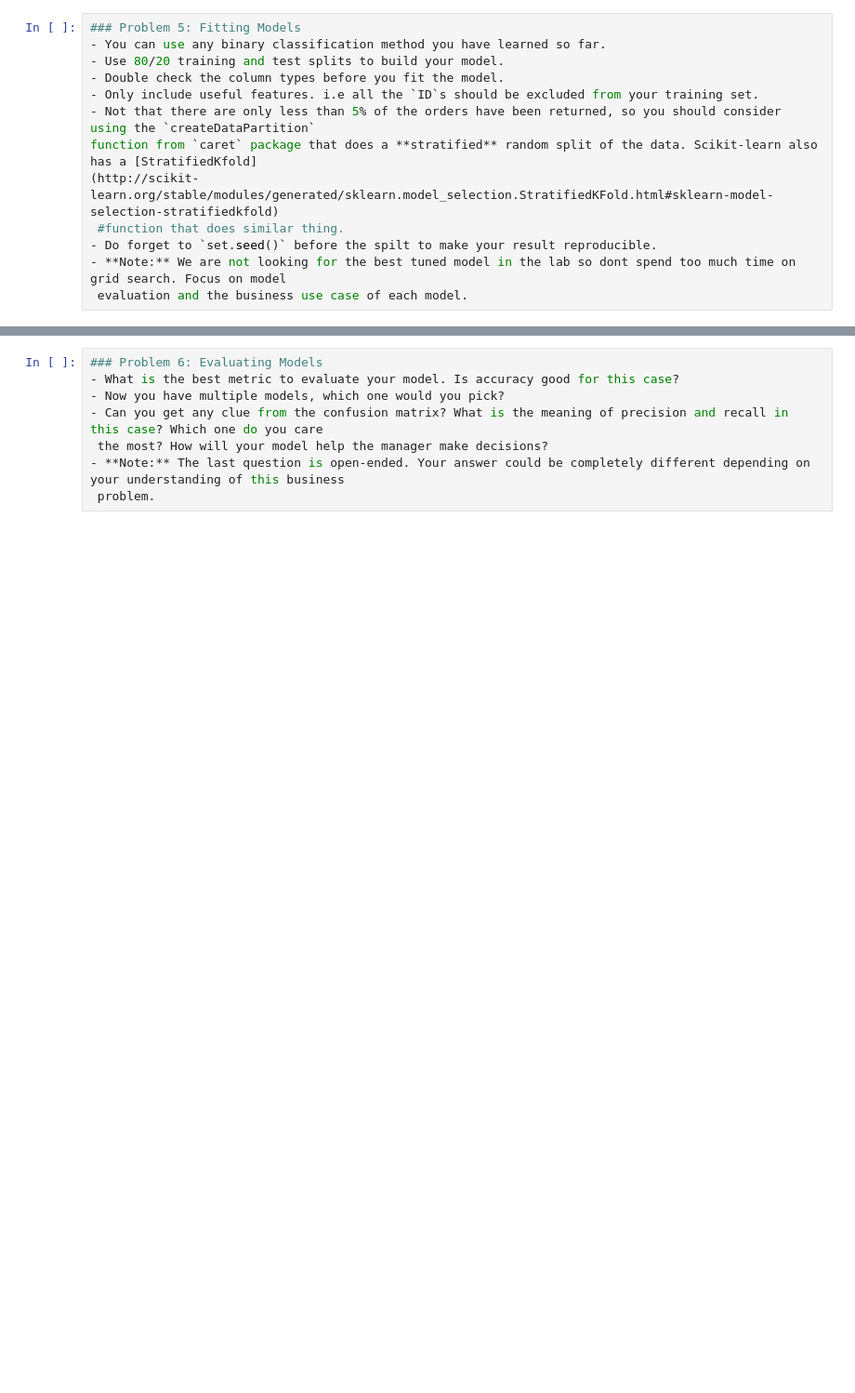
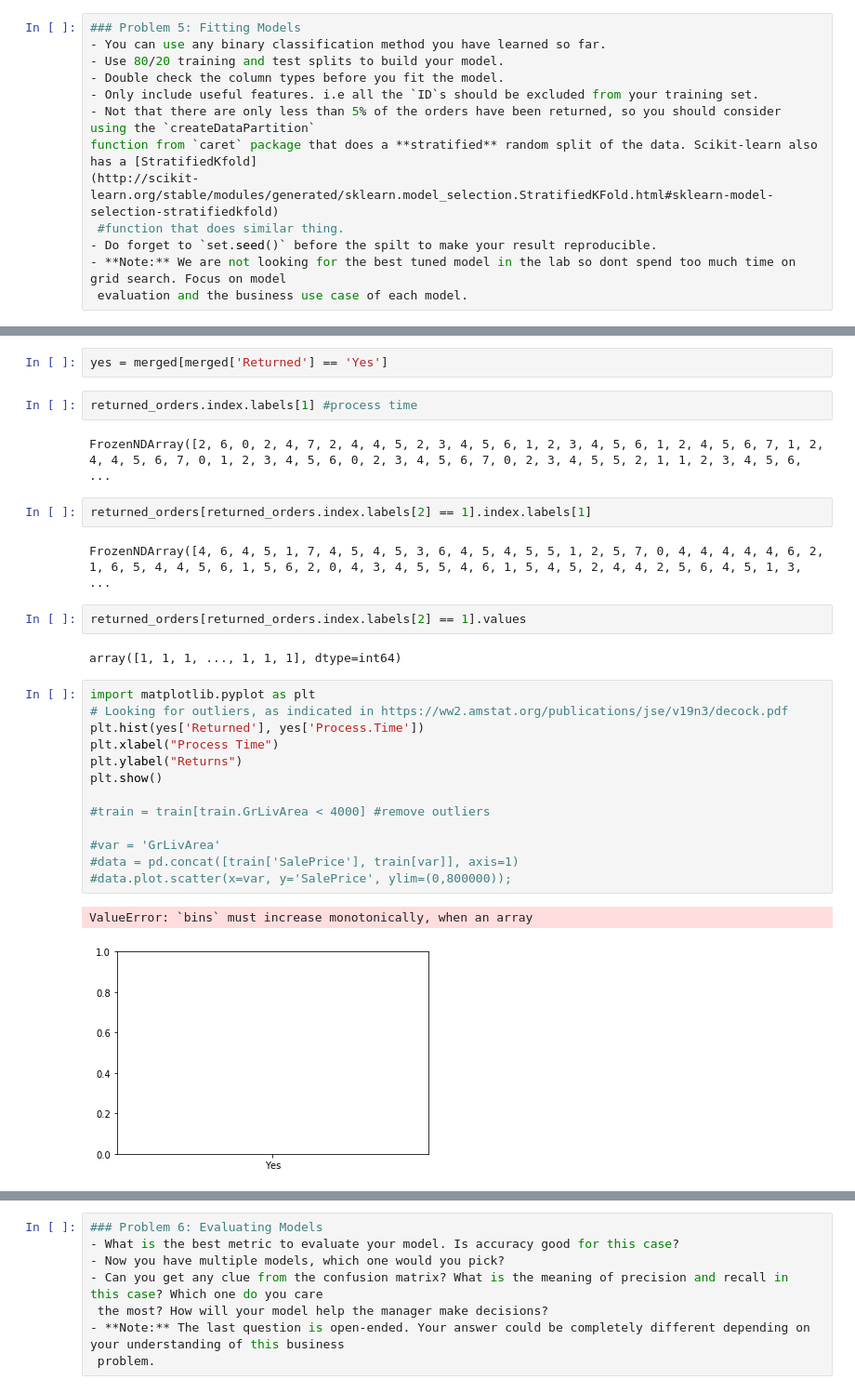
Before and after one commit to taipeifx/ML_Lab, a Jupyter notebook: ML_Lab_Daniel_Chen/Machine Learning Lab Nov 9 Part II - Daniel Chen.ipynb, the cells around one changed output, grey strips where cells are left out. Shown at 93% size. Cells and saved outputs as stored; diff of their text form; blank space fills up the shorter version.

```diff
--- a/ML_Lab_Daniel_Chen/Machine Learning Lab Nov 9 Part II - Daniel Chen.ipynb
+++ b/ML_Lab_Daniel_Chen/Machine Learning Lab Nov 9 Part II - Daniel Chen.ipynb
@@ -85,0 +182,30 @@ function from `caret` package that does a **stratified** random split of the dat
+# %%
+yes = merged[merged['Returned'] == 'Yes']
+# %%
+returned_orders.index.labels[1] #process time
+# %% [output]
+FrozenNDArray([2, 6, 0, 2, 4, 7, 2, 4, 4, 5, 2, 3, 4, 5, 6, 1, 2, 3, 4, 5, 6, 1, 2, 4, 5, 6, 7, 1, 2, 4, 4, 5, 6, 7, 0, 1, 2, 3, 4, 5, 6, 0, 2, 3, 4, 5, 6, 7, 0, 2, 3, 4, 5, 5, 2, 1, 1, 2, 3, 4, 5, 6, ...
+# %%
+returned_orders[returned_orders.index.labels[2] == 1].index.labels[1]
+# %% [output]
+FrozenNDArray([4, 6, 4, 5, 1, 7, 4, 5, 4, 5, 3, 6, 4, 5, 4, 5, 5, 1, 2, 5, 7, 0, 4, 4, 4, 4, 4, 6, 2, 1, 6, 5, 4, 4, 5, 6, 1, 5, 6, 2, 0, 4, 3, 4, 5, 5, 4, 6, 1, 5, 4, 5, 2, 4, 4, 2, 5, 6, 4, 5, 1, 3, ...
+# %%
+returned_orders[returned_orders.index.labels[2] == 1].values
+# %% [output]
+array([1, 1, 1, ..., 1, 1, 1], dtype=int64)
+# %%
+import matplotlib.pyplot as plt
+# Looking for outliers, as indicated in https://ww2.amstat.org/publications/jse/v19n3/decock.pdf
+plt.hist(yes['Returned'], yes['Process.Time'])
+plt.xlabel("Process Time")
+plt.ylabel("Returns")
+plt.show()
+
+#train = train[train.GrLivArea < 4000] #remove outliers
+
+#var = 'GrLivArea'
+#data = pd.concat([train['SalePrice'], train[var]], axis=1)
+#data.plot.scatter(x=var, y='SalePrice', ylim=(0,800000));
+# %% [output]
+ValueError: `bins` must increase monotonically, when an array
+[figure, added]
```
Also changed, not shown: parts of 18 cells of this notebook, 1 other file.
